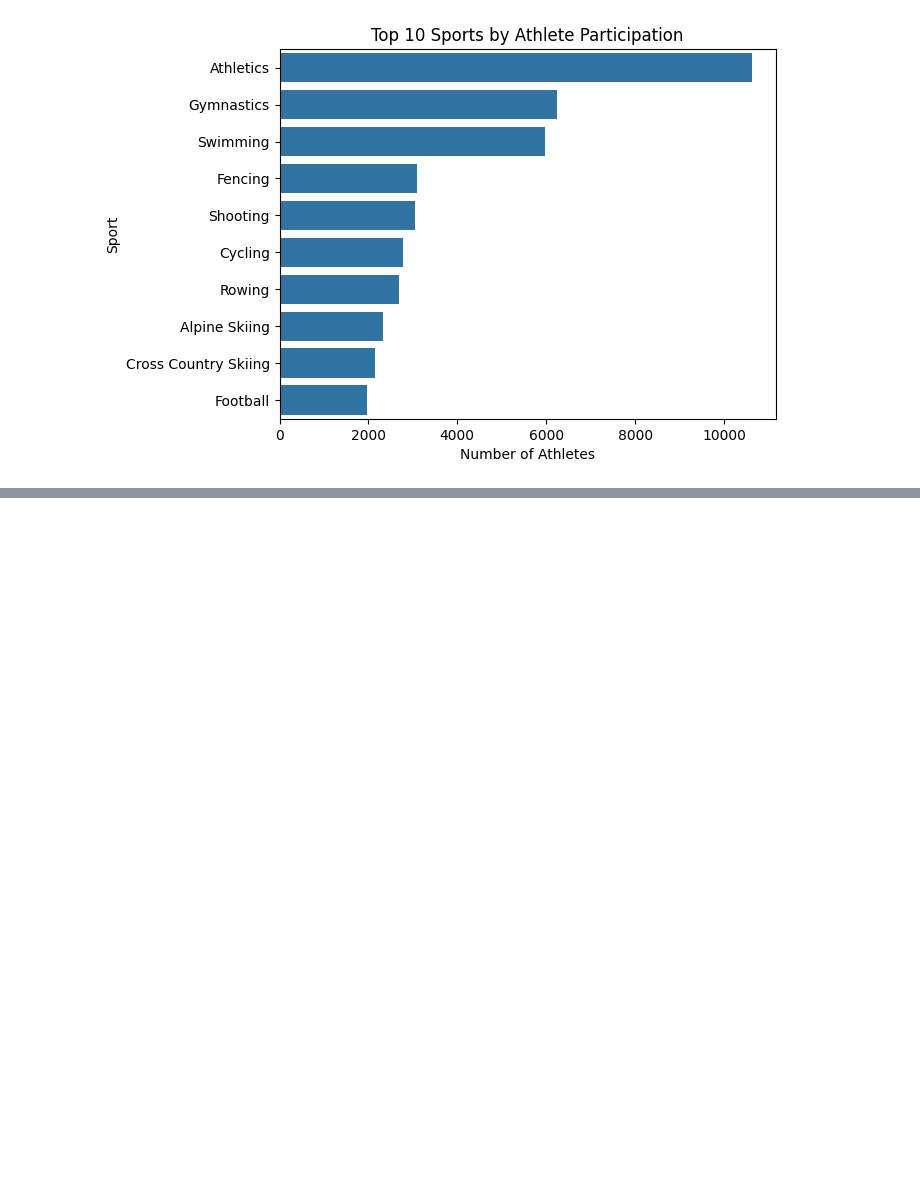
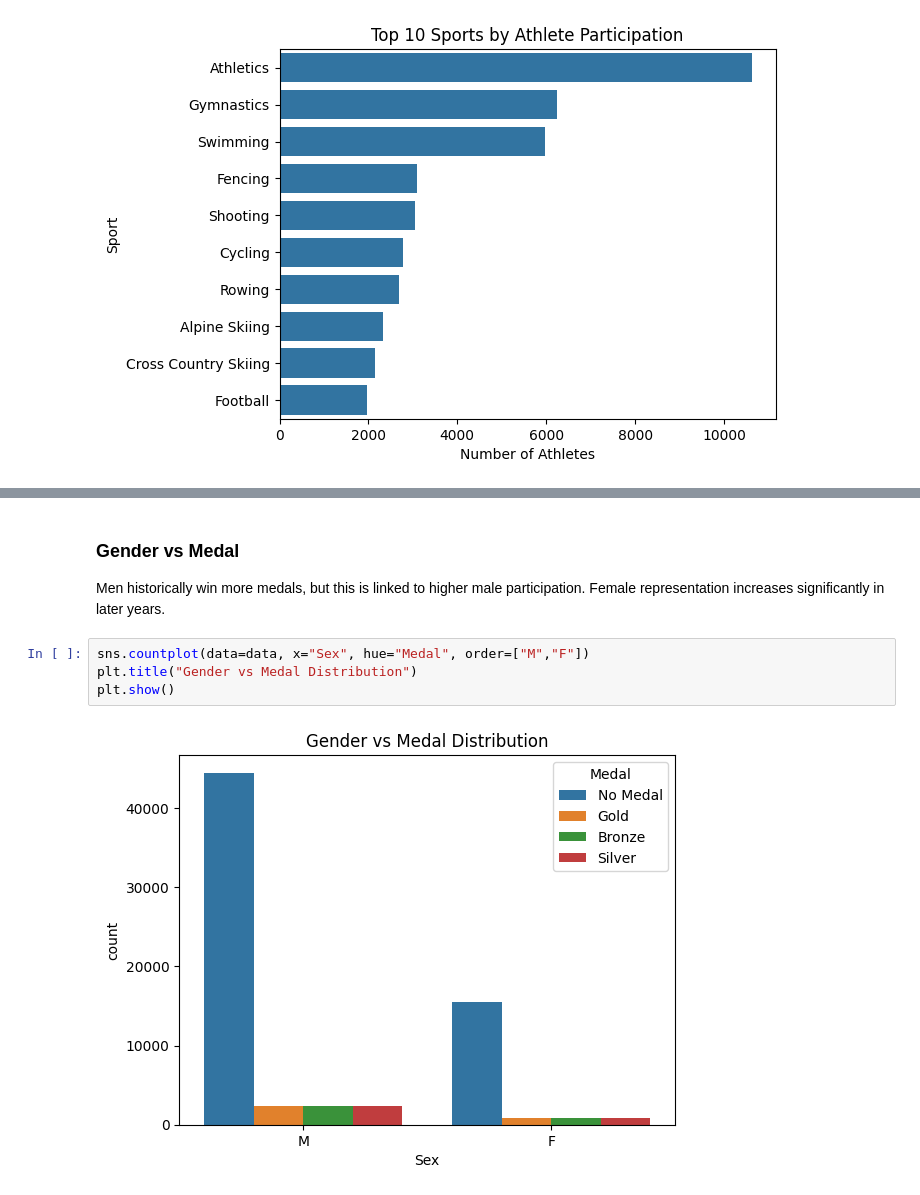
Before and after one commit to srigan-s/UWDSC-EDA-Interview, a Jupyter notebook: olympics.ipynb, the cells around one changed output, grey strips where cells are left out. Drawn from its saved outputs; the diff is of its cells as text; blank space fills up the shorter version.

```diff
--- a/olympics.ipynb
+++ b/olympics.ipynb
@@ -229,0 +254,10 @@ plt.show()
+# %% [markdown]
+### Gender vs Medal
+
+Men historically win more medals, but this is linked to higher male participation. Female representation increases significantly in later years.
+# %%
+sns.countplot(data=data, x="Sex", hue="Medal", order=["M","F"])
+plt.title("Gender vs Medal Distribution")
+plt.show()
+# %% [output]
+[figure, added]
```
Also changed, not shown: parts of 24 cells of this notebook.
